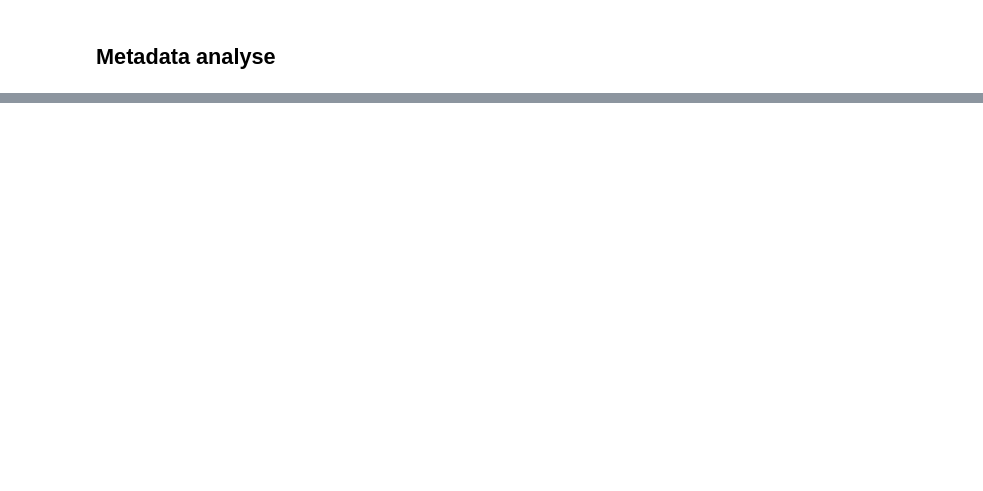
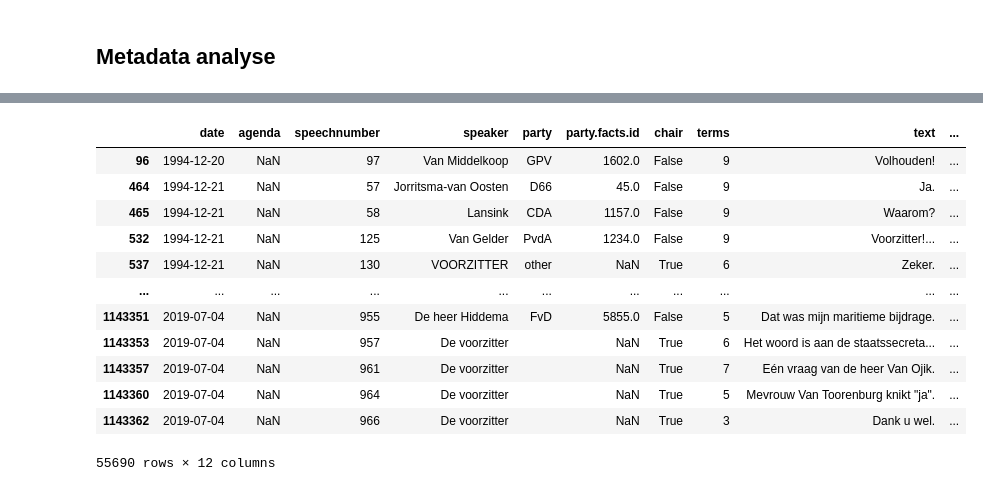
Before and after one commit to longhowlam/kamer_debatten, a Jupyter notebook: speeches.ipynb, the cells around one changed output, grey strips where cells are left out. Drawn from its saved outputs; the diff is of its cells as text; code cells hidden in the pictures; blank space fills up the shorter version.

```diff
--- a/speeches.ipynb
+++ b/speeches.ipynb
@@ -79,0 +118,16 @@ Name: iso3country, dtype: int64
+# %%
+tweede_kamer.query("terms < 10")
+# %% [output]
+|  | date | agenda | speechnumber | speaker | party | party.facts.id | chair | terms | text | ... |
+| 96 | 1994-12-20 | NaN | 97 | Van Middelkoop | GPV | 1602.0 | False | 9 | Volhouden! | ... |
+| 464 | 1994-12-21 | NaN | 57 | Jorritsma-van Oosten | D66 | 45.0 | False | 9 | Ja. | ... |
+| 465 | 1994-12-21 | NaN | 58 | Lansink | CDA | 1157.0 | False | 9 | Waarom? | ... |
+| 532 | 1994-12-21 | NaN | 125 | Van Gelder | PvdA | 1234.0 | False | 9 | Voorzitter!... | ... |
+| 537 | 1994-12-21 | NaN | 130 | VOORZITTER | other | NaN | True | 6 | Zeker. | ... |
+| ... | ... | ... | ... | ... | ... | ... | ... | ... | ... | ... |
+| 1143351 | 2019-07-04 | NaN | 955 | De heer Hiddema | FvD | 5855.0 | False | 5 | Dat was mijn maritieme bijdrage. | ... |
+| 1143353 | 2019-07-04 | NaN | 957 | De voorzitter |  | NaN | True | 6 | Het woord is aan de staatssecreta... | ... |
+| 1143357 | 2019-07-04 | NaN | 961 | De voorzitter |  | NaN | True | 7 | Eén vraag van de heer Van Ojik. | ... |
+| 1143360 | 2019-07-04 | NaN | 964 | De voorzitter |  | NaN | True | 5 | Mevrouw Van Toorenburg knikt "ja". | ... |
+| 1143362 | 2019-07-04 | NaN | 966 | De voorzitter |  | NaN | True | 3 | Dank u wel. | ... |
+55690 rows × 12 columns
```
Also changed, not shown: parts of 18 cells of this notebook.
